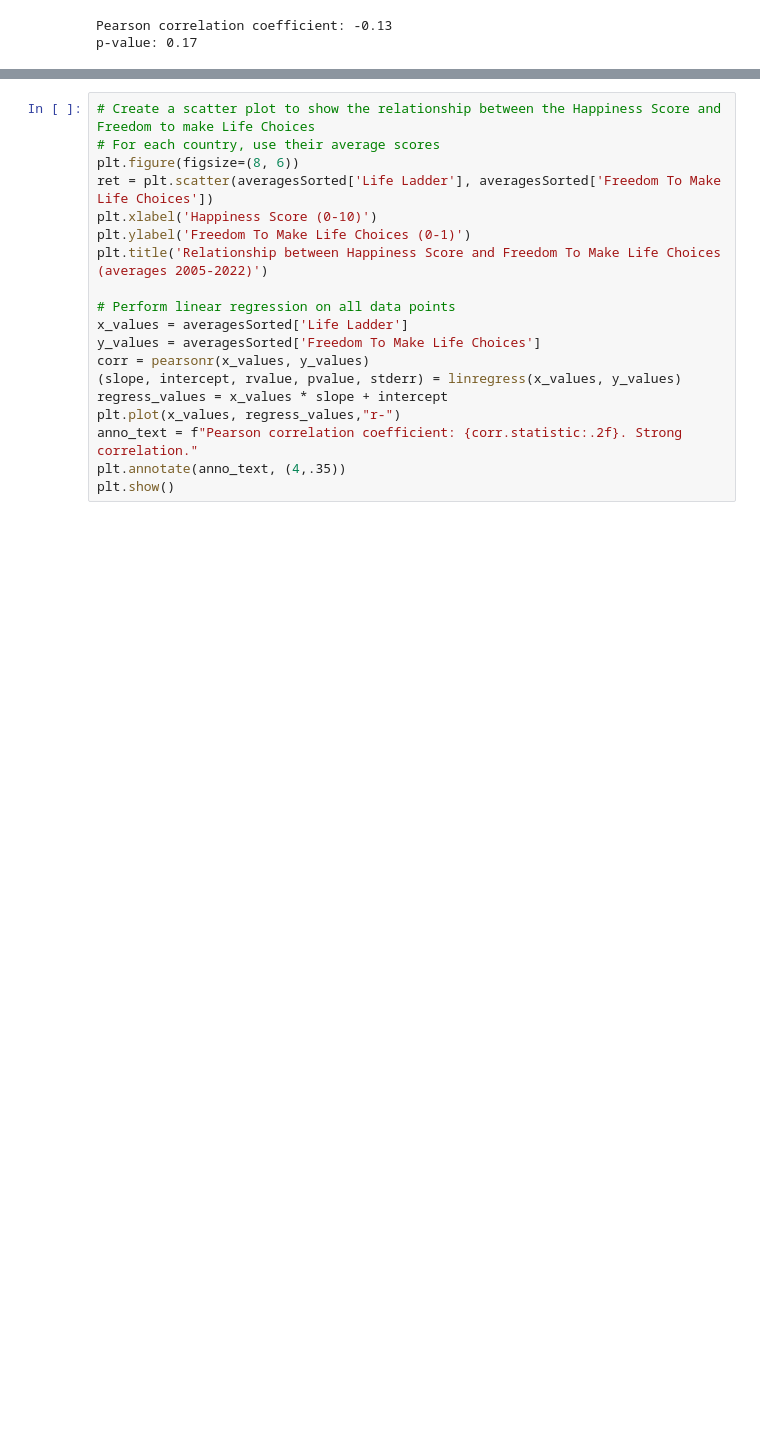
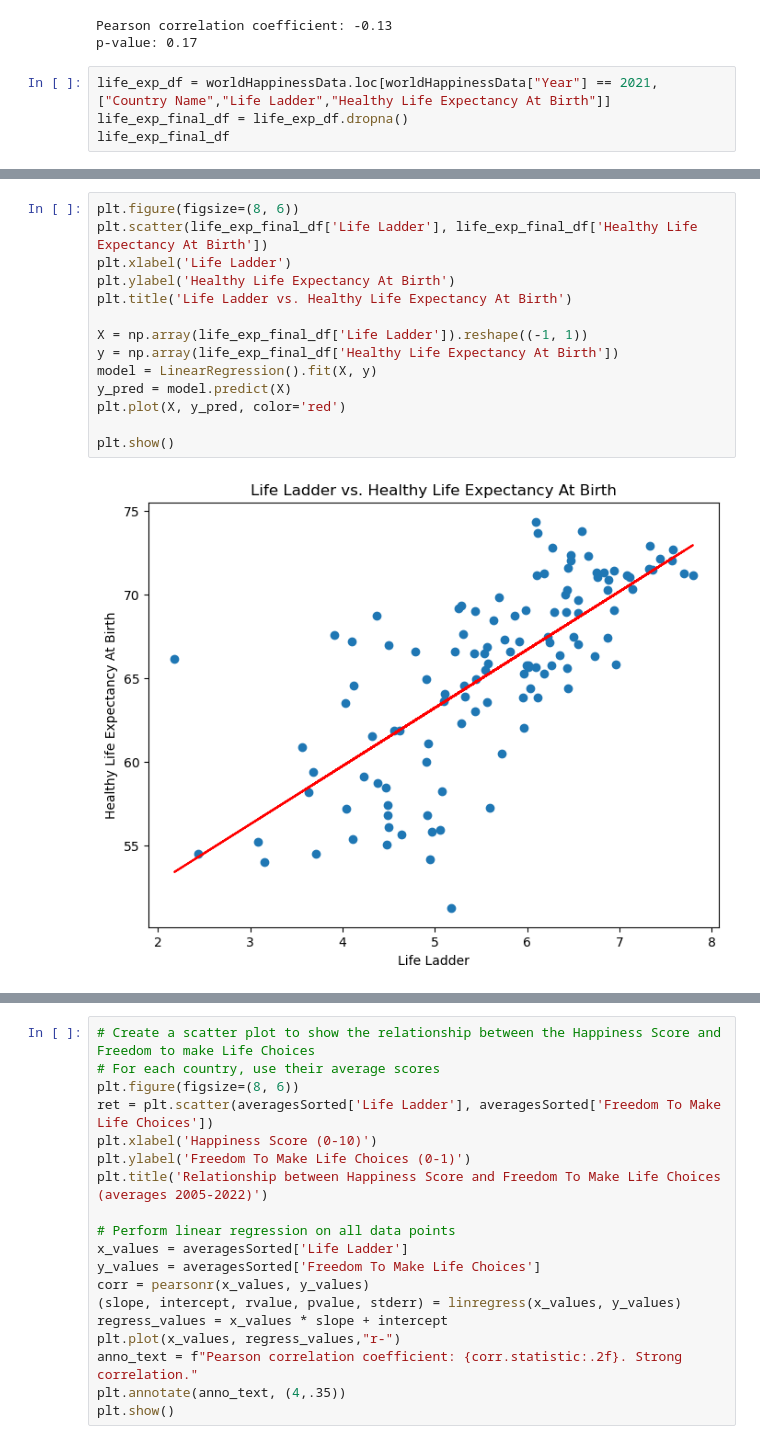
Before and after one commit to amylovesdogs/Group7Project1, a Jupyter notebook: happiness.ipynb, the cells around one changed output, grey strips where cells are left out. Saved outputs shown, nothing was run; the diff lists cells and outputs as text; blank space fills up the shorter version.

```diff
--- a/happiness.ipynb
+++ b/happiness.ipynb
@@ -494,3 +521,7 @@ print(f"p-value: {p_value:.2f}")
 # %% [output]
 Pearson correlation coefficient: -0.13
 p-value: 0.17
+# %%
+life_exp_df = worldHappinessData.loc[worldHappinessData["Year"] == 2021,["Country Name","Life Ladder","Healthy Life Expectancy At Birth"]]
+life_exp_final_df = life_exp_df.dropna()
+life_exp_final_df
@@ -496,0 +542,16 @@ p-value: 0.17
+# %%
+plt.figure(figsize=(8, 6))
+plt.scatter(life_exp_final_df['Life Ladder'], life_exp_final_df['Healthy Life Expectancy At Birth'])
+plt.xlabel('Life Ladder')
+plt.ylabel('Healthy Life Expectancy At Birth')
+plt.title('Life Ladder vs. Healthy Life Expectancy At Birth')
+
+X = np.array(life_exp_final_df['Life Ladder']).reshape((-1, 1))
+y = np.array(life_exp_final_df['Healthy Life Expectancy At Birth'])
+model = LinearRegression().fit(X, y)
+y_pred = model.predict(X)
+plt.plot(X, y_pred, color='red')
+
+plt.show()
+# %% [output]
+[figure, added]
```
Also changed, not shown: parts of 3 cells of this notebook.
